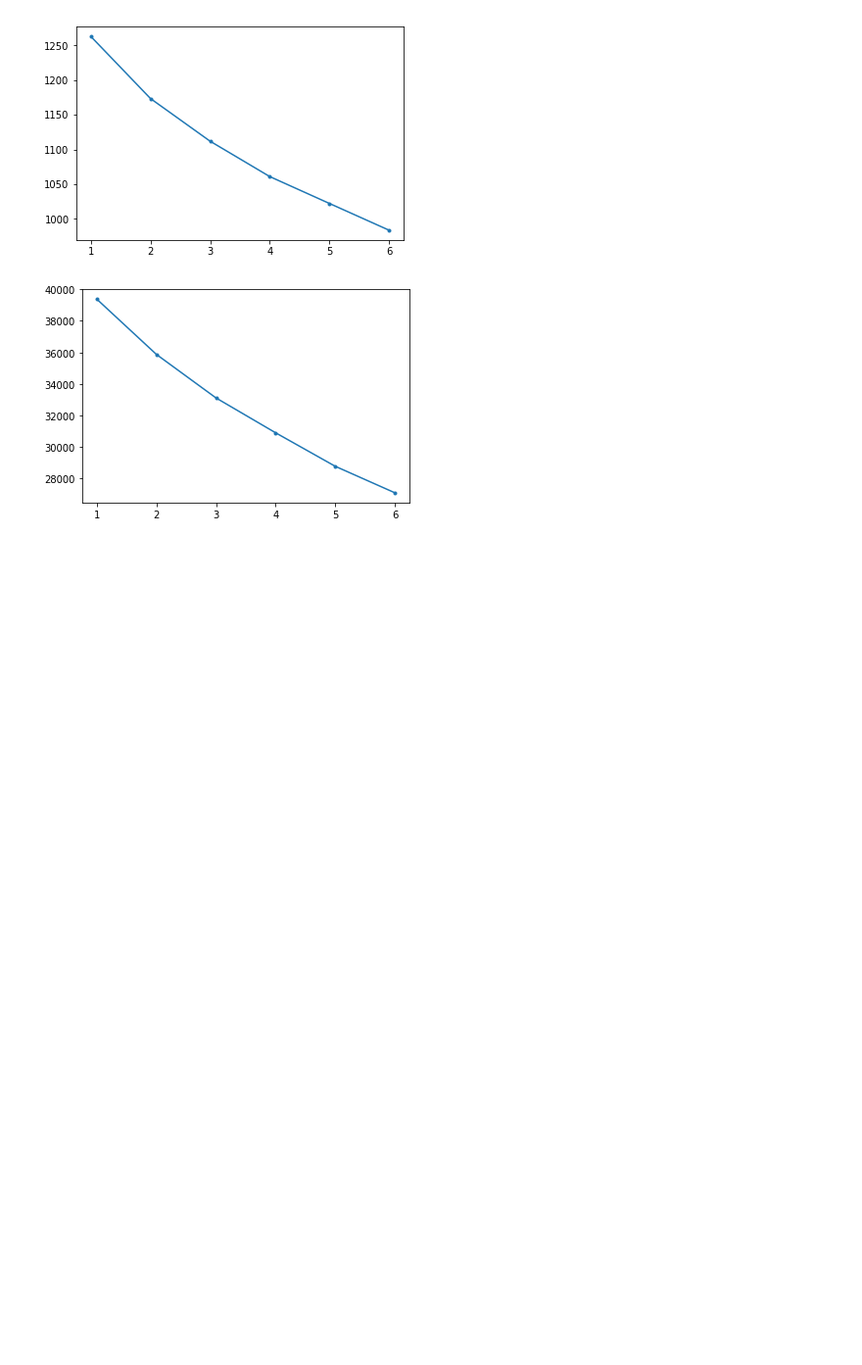
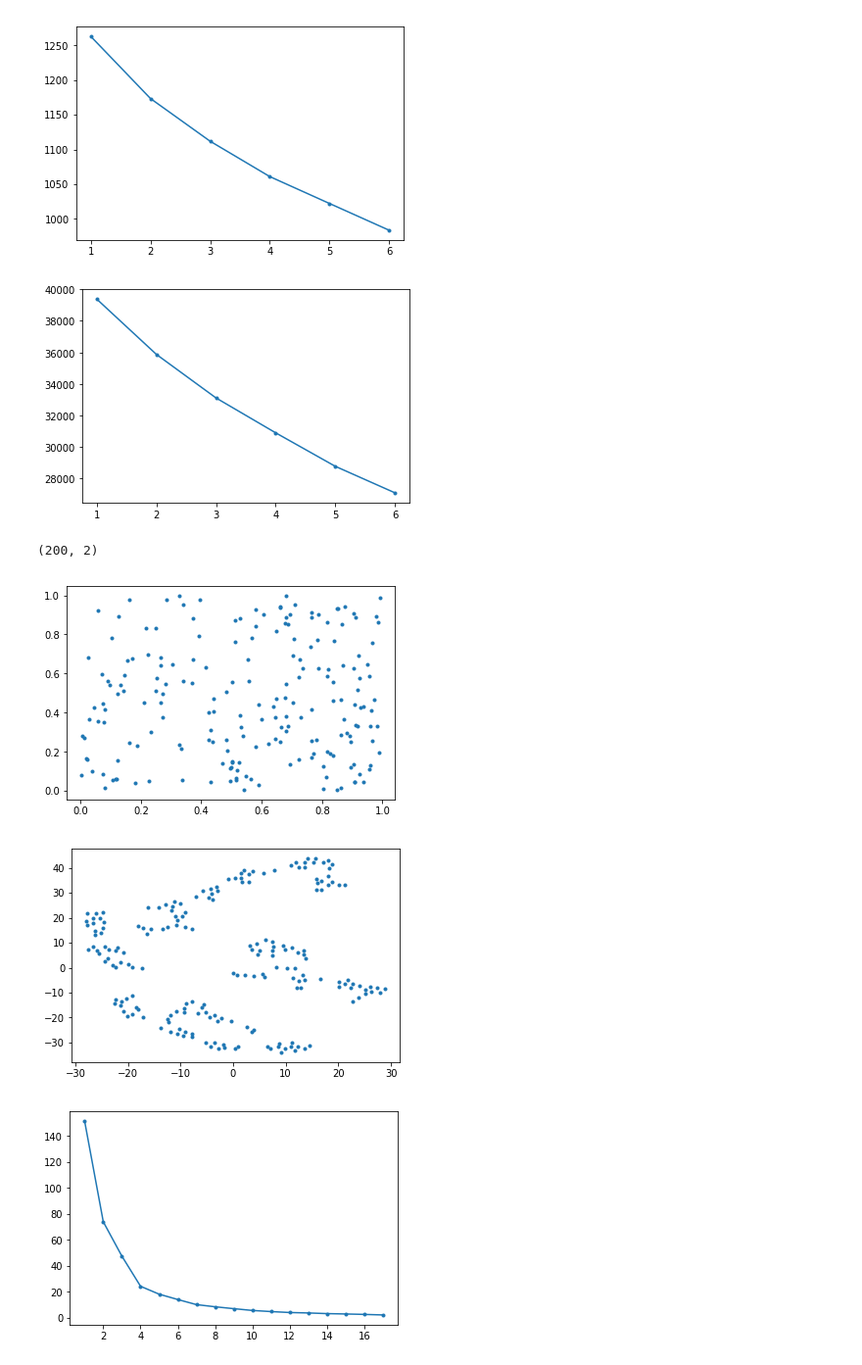
Before and after one commit to edforsberg/MME440_Project4, a Jupyter notebook: Viktor.ipynb, the cells around one changed output. Shown: that part at 98% size. Drawn from its saved outputs; the diff is of its cells as text; code cells hidden in the pictures; blank space fills up the shorter version.

```diff
--- a/Viktor.ipynb
+++ b/Viktor.ipynb
@@ -198,3 +198,51 @@ Functions.PlotAllMethods(X,k,reducedFeatures)
 [figure]
 [figure]
 [figure]
+# %%
+import Functions
+import CreateDataFunctions as cdf
+import numpy as np
+from sklearn.manifold import Isomap
+import matplotlib.pyplot as plt
+import matplotlib
+from sklearn.manifold import TSNE
+from sklearn.decomposition import PCA, KernelPCA
+
+
+nrObservations, nrFeatures, seed = 200, 2, 506
+
+Y = cdf.uniform_data(nrObservations, nrFeatures, seed)
+
+print(Y.shape)
+nrFeaturesKeep=2
+tsne = TSNE(n_components=nrFeaturesKeep,perplexity = 10)
+Y_TSNE = tsne.fit_transform(Y)
+
+#kpca = KernelPCA(kernel="rbf", gamma=100)
+#Y_kpca = kpca.fit_transform(Y)
+
+
+plt.plot(Y[:,0],Y[:,1],'.')
+plt.show()
+
+plt.plot(Y_TSNE[:,0],Y_TSNE[:,1],'.')
+plt.show()
+
+#plt.plot(Y_kpca[:,0],Y_kpca[:,1],'.')
+#plt.show()
+
+
+k = [1,2,3,4,5,6,7,8,9,10,11,12,13,14,15,16,17]
+
+labels, inertia_tsne = Functions.Kmeans(Y_TSNE,k)
+#labels, inertia_kpca = Functions.Kmeans(Y_kpca,k)
+
+plt.figure(3)
+#plt.xlabel('k')
+Functions.PlotElbow(inertia_tsne/1000,k)
+#Functions.PlotElbow(inertia_kpca,k)
+# %% [output]
+(200, 2)
+[figure, added]
+[figure, added]
+[figure, added]
```
